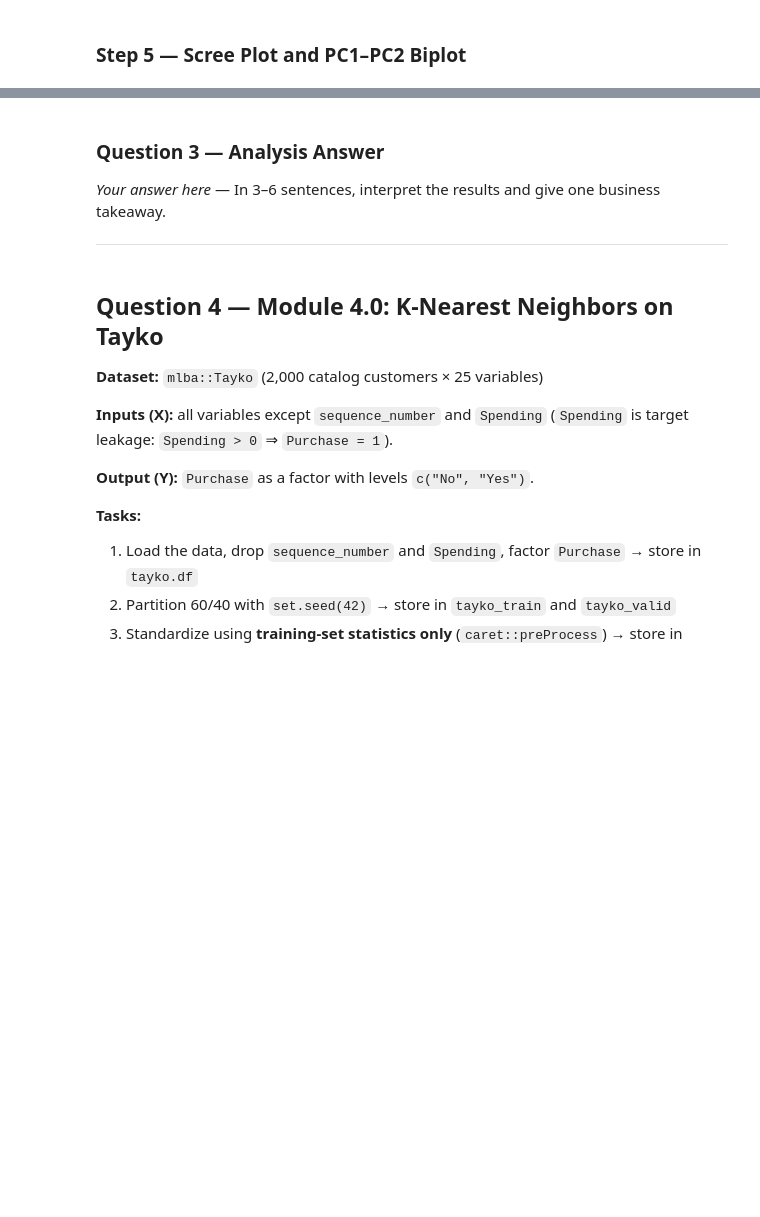
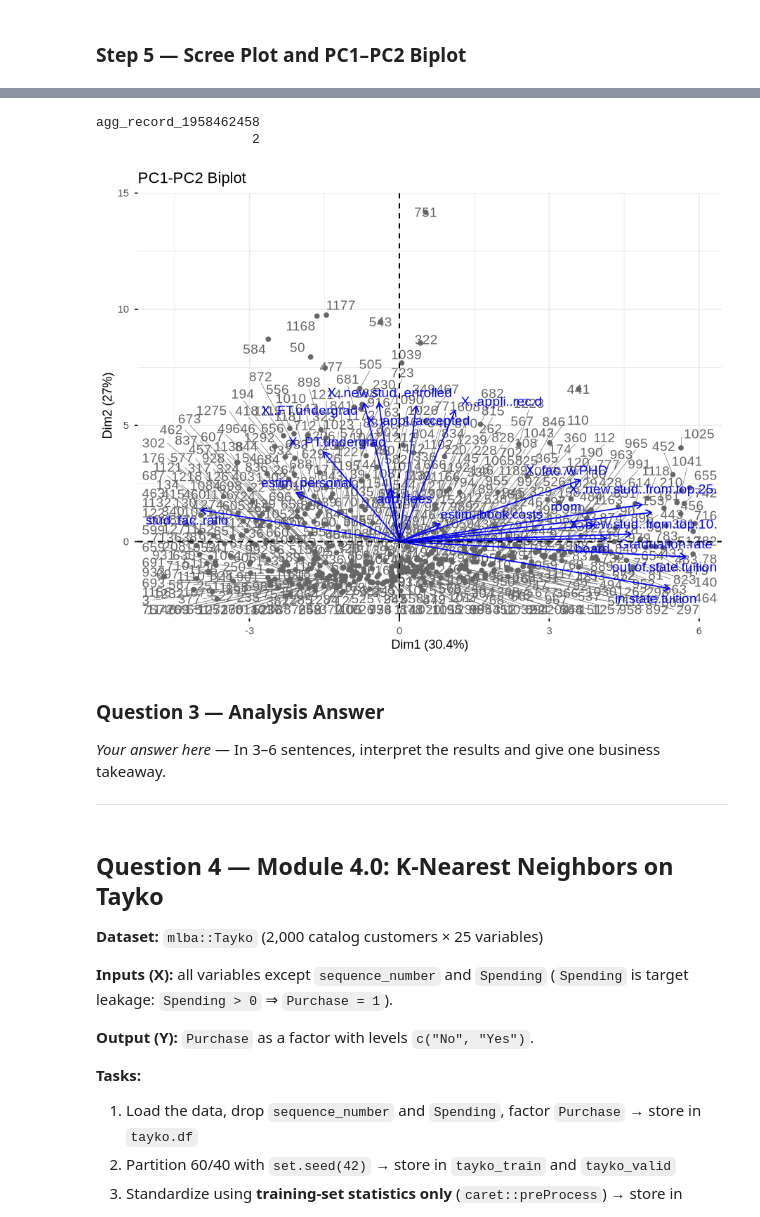
Before and after one commit to Alex-Weis4/Laughing-parakeet, a Jupyter notebook: Homework/Weis_Alexander_Final.ipynb, the cells around one changed output, grey strips where cells are left out. Drawn from its saved outputs; the diff is of its cells as text; code cells hidden in the pictures; blank space fills up the shorter version.

```diff
--- a/Homework/Weis_Alexander_Final.ipynb
+++ b/Homework/Weis_Alexander_Final.ipynb
@@ -437,17 +453,19 @@ IRdisplay::display_png(file = tmp_file)
 # %%
 tmp_file <- tempfile(fileext = ".png")
 png(tmp_file, width = 900, height = 700, res = 120,
     type = "cairo", family = "sans")
 
-# YOUR CODE HERE — delete this comment when you add your code
 # Build a fviz_pca_biplot(...) plot of pca_cor inside print(...).
 
 print(
-  NULL    # replace NULL with your fviz_pca_biplot(pca_cor, ...) call
-)
+  factoextra::fviz_pca_biplot(pca_cor, repel = TRUE, col.var = "blue", col.ind = "gray40", title = "PC1-PC2 Biplot"))
 
 dev.off()
 IRdisplay::display_png(file = tmp_file)
+# %% [output]
+agg_record_1958462458
+                    2
+[figure, added]
 # %% [markdown]
 ### Question 3 — Analysis Answer
 
```
Also changed, not shown: parts of 5 cells of this notebook.
